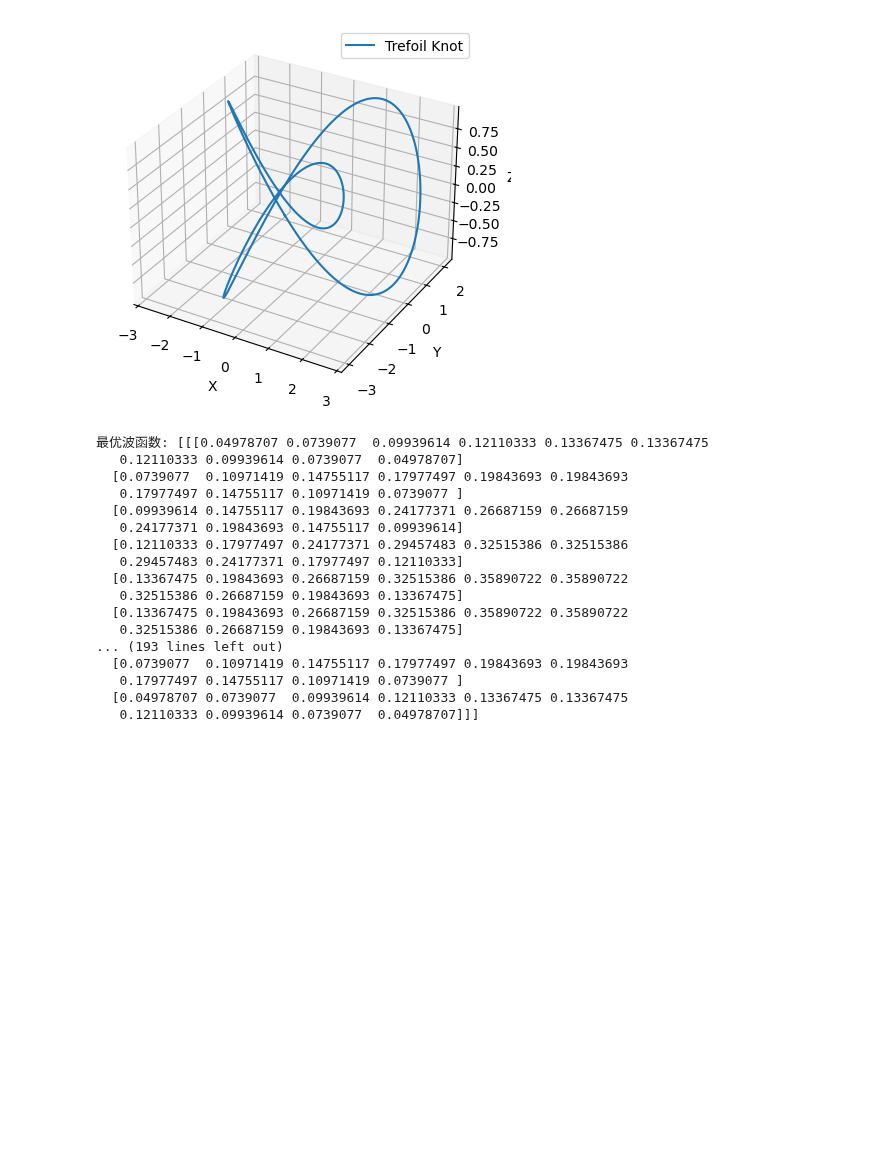
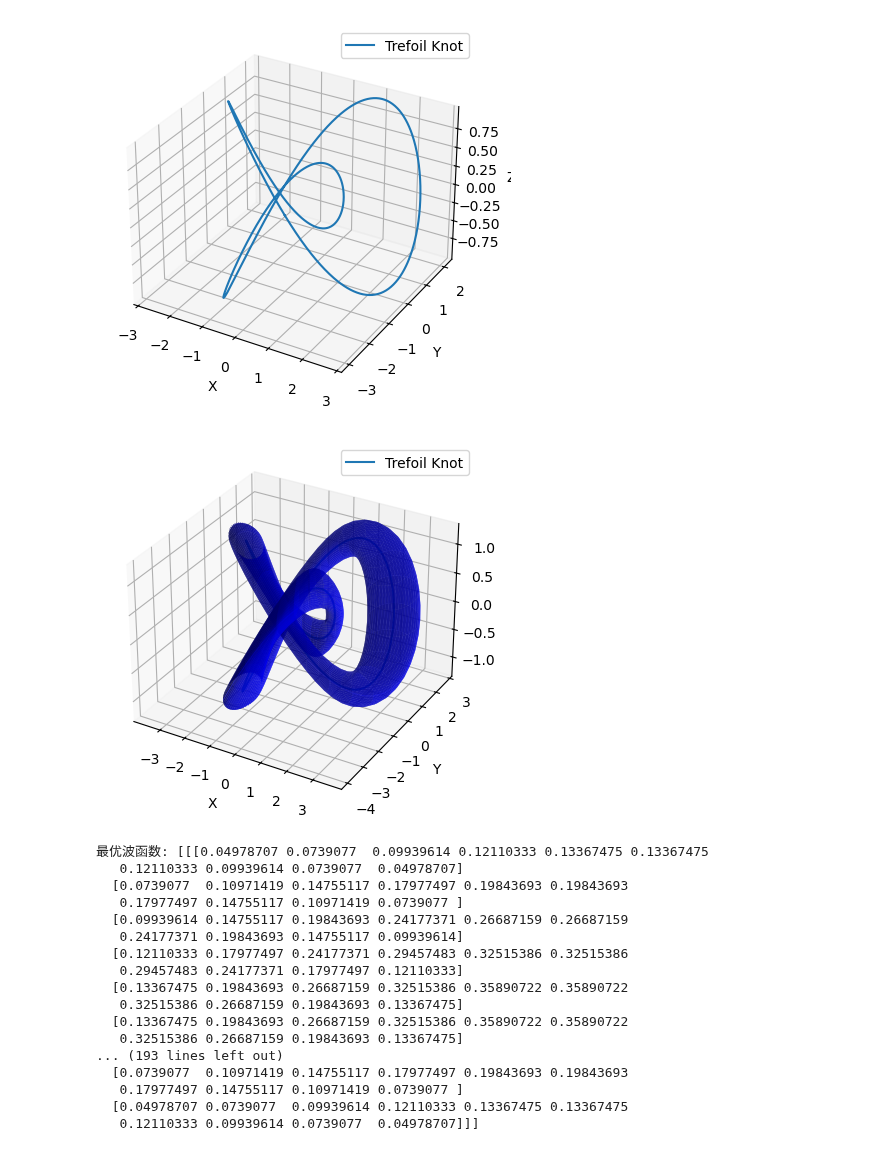
Before and after one commit to jackyvava/SR_waveFunction, a Jupyter notebook: code_79.ipynb, the cells around one changed output. Saved outputs shown, nothing was run; the diff lists cells and outputs as text; code cells hidden in the pictures; blank space fills up the shorter version.

```diff
--- a/code_79.ipynb
+++ b/code_79.ipynb
@@ -274,6 +274,49 @@ ax.set_zlabel('Z')
 plt.show()
 # %% [output]
 [figure]
+# %%
+import numpy as np
+import matplotlib.pyplot as plt
+from mpl_toolkits.mplot3d import Axes3D
+
+# 参数化三叶结的曲线
+theta = np.linspace(0, 2 * np.pi, 1000)
+x = np.sin(theta) + 2 * np.sin(2 * theta)
+y = np.cos(theta) - 2 * np.cos(2 * theta)
+z = -np.sin(3 * theta)
+
+# 创建3D图
+fig = plt.figure()
+ax = fig.add_subplot(111, projection='3d')
+
+# 绘制三叶结的曲线
+ax.plot(x, y, z, label='Trefoil Knot')
+ax.legend()
+
+# 设置轴标签
+ax.set_xlabel('X')
+ax.set_ylabel('Y')
+ax.set_zlabel('Z')
+
+# 参数化三叶结的表面
+phi = np.linspace(0, 2 * np.pi, 100)
+theta = np.linspace(0, 2 * np.pi, 100)
+phi, theta = np.meshgrid(phi, theta)
+r = 0.3  # 管道半径
+R = 1  # 三叶结的半径
+
+# 定义三叶结表面的参数方程
+X = (R + r * np.cos(phi)) * (np.sin(theta) + 2 * np.sin(2 * theta))
+Y = (R + r * np.cos(phi)) * (np.cos(theta) - 2 * np.cos(2 * theta))
+Z = r * np.sin(phi) - np.sin(3 * theta)
+
+# 绘制三叶结的表面
+ax.plot_surface(X, Y, Z, color='b', alpha=0.7)
+
+# 显示图形
+plt.show()
+# %% [output]
+[figure, added]
 # %%
 import numpy as np
 from scipy.optimize import minimize
```
Also changed, not shown: 18 other files.
